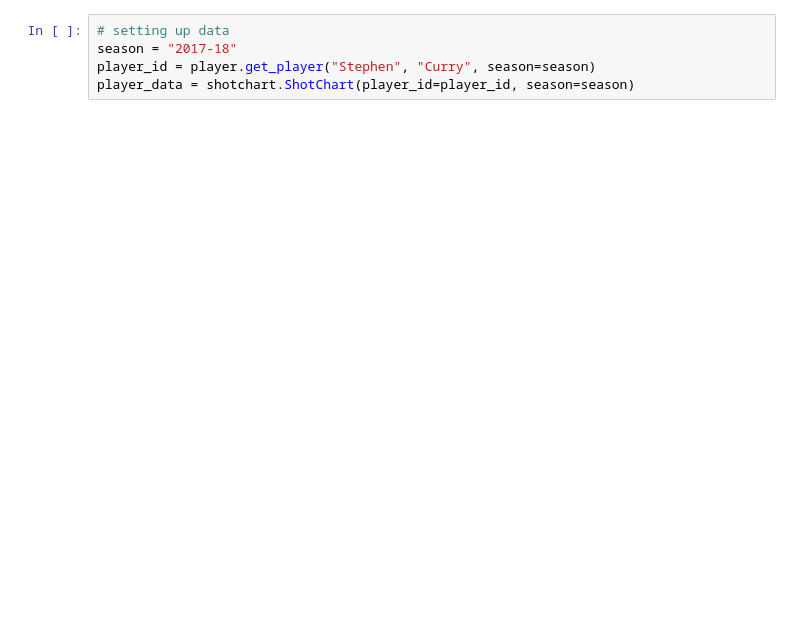
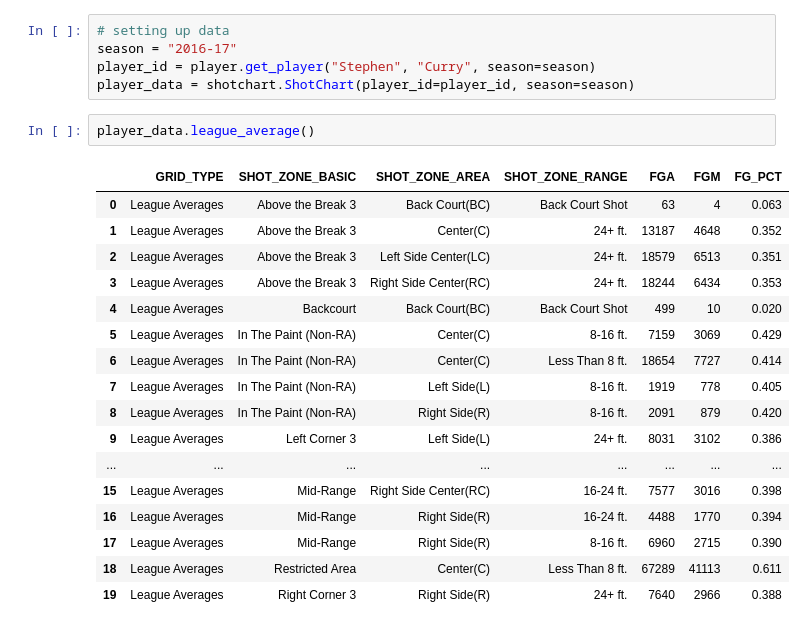
Before and after one commit to danchyy/Basketball_Analytics, a Jupyter notebook: Scripts/shot_chart_api/Untitled.ipynb, the cells around one changed output. Drawn from its saved outputs; the diff is of its cells as text; blank space fills up the shorter version.

```diff
--- a/Scripts/shot_chart_api/Untitled.ipynb
+++ b/Scripts/shot_chart_api/Untitled.ipynb
@@ -6,8 +79,28 @@ from nba_py import player
 # %%
 # setting up data
-season = "2017-18"
+season = "2016-17"
 player_id = player.get_player("Stephen", "Curry", season=season)
 player_data = shotchart.ShotChart(player_id=player_id, season=season)
+# %%
+player_data.league_average()
+# %% [output]
+|  | GRID_TYPE | SHOT_ZONE_BASIC | SHOT_ZONE_AREA | SHOT_ZONE_RANGE | FGA | FGM | FG_PCT |
+| 0 | League Averages | Above the Break 3 | Back Court(BC) | Back Court Shot | 63 | 4 | 0.063 |
+| 1 | League Averages | Above the Break 3 | Center(C) | 24+ ft. | 13187 | 4648 | 0.352 |
+| 2 | League Averages | Above the Break 3 | Left Side Center(LC) | 24+ ft. | 18579 | 6513 | 0.351 |
+| 3 | League Averages | Above the Break 3 | Right Side Center(RC) | 24+ ft. | 18244 | 6434 | 0.353 |
+| 4 | League Averages | Backcourt | Back Court(BC) | Back Court Shot | 499 | 10 | 0.020 |
+| 5 | League Averages | In The Paint (Non-RA) | Center(C) | 8-16 ft. | 7159 | 3069 | 0.429 |
+| 6 | League Averages | In The Paint (Non-RA) | Center(C) | Less Than 8 ft. | 18654 | 7727 | 0.414 |
+| 7 | League Averages | In The Paint (Non-RA) | Left Side(L) | 8-16 ft. | 1919 | 778 | 0.405 |
+| 8 | League Averages | In The Paint (Non-RA) | Right Side(R) | 8-16 ft. | 2091 | 879 | 0.420 |
+| 9 | League Averages | Left Corner 3 | Left Side(L) | 24+ ft. | 8031 | 3102 | 0.386 |
+| ... | ... | ... | ... | ... | ... | ... | ... |
+| 15 | League Averages | Mid-Range | Right Side Center(RC) | 16-24 ft. | 7577 | 3016 | 0.398 |
+| 16 | League Averages | Mid-Range | Right Side(R) | 16-24 ft. | 4488 | 1770 | 0.394 |
+| 17 | League Averages | Mid-Range | Right Side(R) | 8-16 ft. | 6960 | 2715 | 0.390 |
+| 18 | League Averages | Restricted Area | Center(C) | Less Than 8 ft. | 67289 | 41113 | 0.611 |
+| 19 | League Averages | Right Corner 3 | Right Side(R) | 24+ ft. | 7640 | 2966 | 0.388 |
 # %%
 player_df = player_data.shot_chart()
 player_df
```
Also changed, not shown: parts of 12 cells of this notebook.
